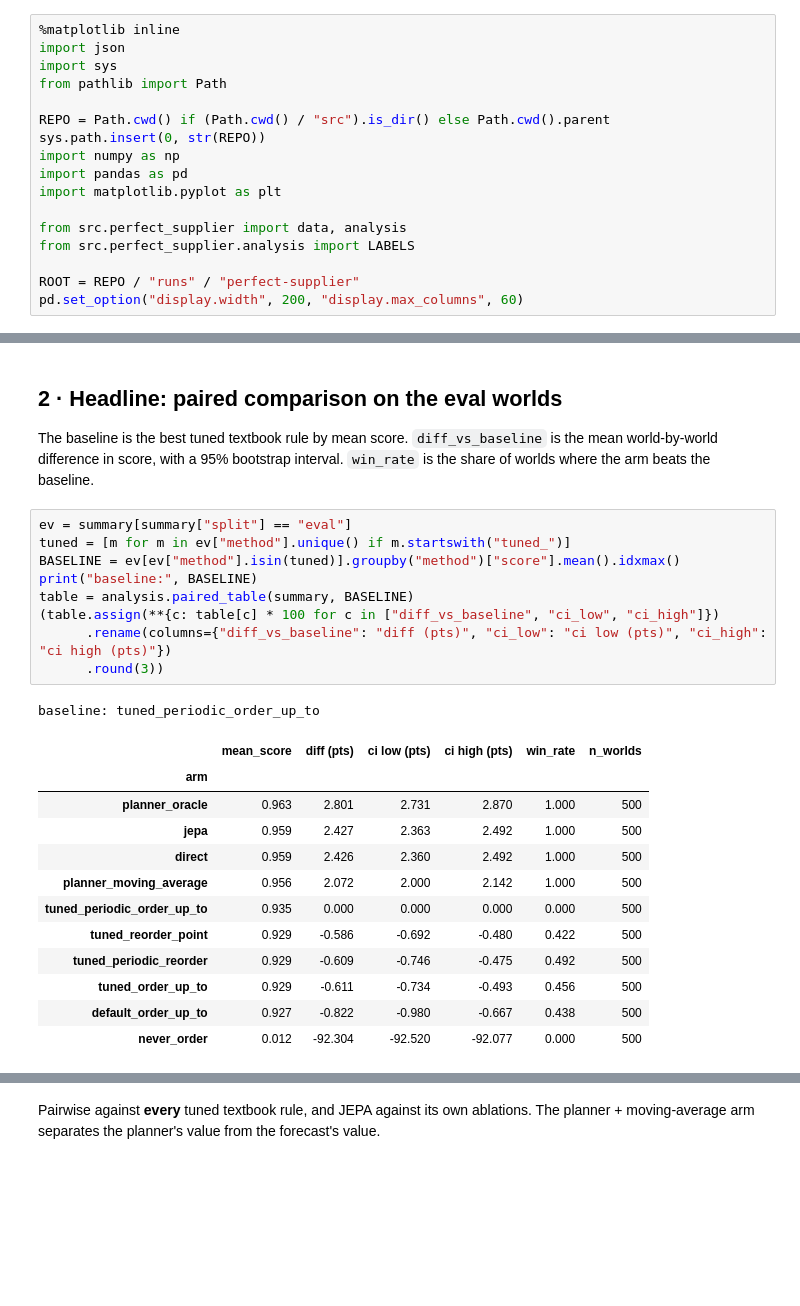
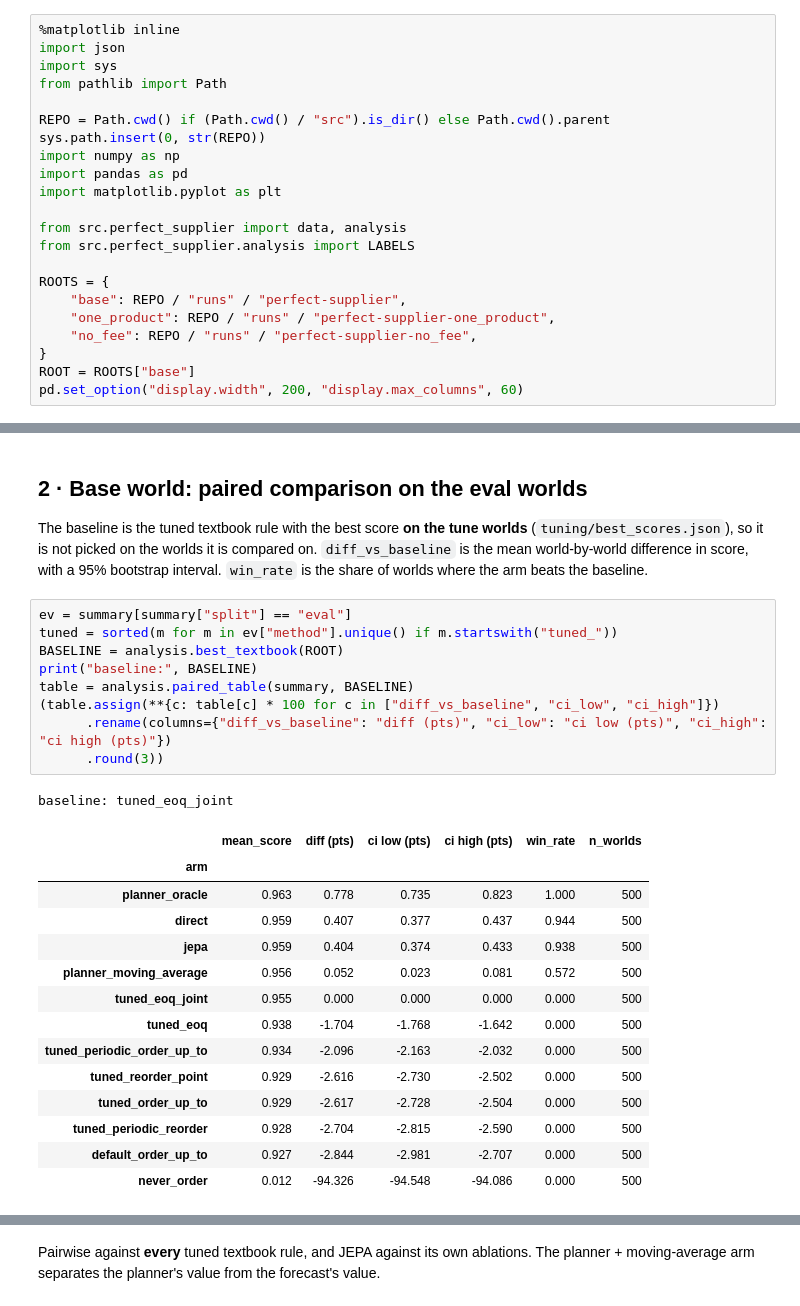
Before and after one commit to mjordanic/supply_chain_simulator, a Jupyter notebook: notebooks/15-perfect-supplier.ipynb, the cells around one changed output, grey strips where cells are left out. Cells and saved outputs as stored; diff of their text form; blank space fills up the shorter version.

```diff
--- a/notebooks/15-perfect-supplier.ipynb
+++ b/notebooks/15-perfect-supplier.ipynb
@@ -33,7 +39,12 @@ import matplotlib.pyplot as plt
 from src.perfect_supplier import data, analysis
 from src.perfect_supplier.analysis import LABELS
 
-ROOT = REPO / "runs" / "perfect-supplier"
+ROOTS = {
+    "base": REPO / "runs" / "perfect-supplier",
+    "one_product": REPO / "runs" / "perfect-supplier-one_product",
+    "no_fee": REPO / "runs" / "perfect-supplier-no_fee",
+}
+ROOT = ROOTS["base"]
 pd.set_option("display.width", 200, "display.max_columns", 60)
 # %% [markdown]
 ## 1 · The summary frame
@@ -73,30 +86,32 @@ train   behavior                      2000
 # %% [markdown]
-## 2 · Headline: paired comparison on the eval worlds
+## 2 · Base world: paired comparison on the eval worlds
 
-The baseline is the best tuned textbook rule by mean score. `diff_vs_baseline` is the mean world-by-world difference in score, with a 95% bootstrap interval. `win_rate` is the share of worlds where the arm beats the baseline.
+The baseline is the tuned textbook rule with the best score **on the tune worlds** (`tuning/best_scores.json`), so it is not picked on the worlds it is compared on. `diff_vs_baseline` is the mean world-by-world difference in score, with a 95% bootstrap interval. `win_rate` is the share of worlds where the arm beats the baseline.
 # %%
 ev = summary[summary["split"] == "eval"]
-tuned = [m for m in ev["method"].unique() if m.startswith("tuned_")]
-BASELINE = ev[ev["method"].isin(tuned)].groupby("method")["score"].mean().idxmax()
+tuned = sorted(m for m in ev["method"].unique() if m.startswith("tuned_"))
+BASELINE = analysis.best_textbook(ROOT)
 print("baseline:", BASELINE)
 table = analysis.paired_table(summary, BASELINE)
 (table.assign(**{c: table[c] * 100 for c in ["diff_vs_baseline", "ci_low", "ci_high"]})
       .rename(columns={"diff_vs_baseline": "diff (pts)", "ci_low": "ci low (pts)", "ci_high": "ci high (pts)"})
       .round(3))
 # %% [output]
-baseline: tuned_periodic_order_up_to
+baseline: tuned_eoq_joint
 |  | mean_score | diff (pts) | ci low (pts) | ci high (pts) | win_rate | n_worlds |
 | arm |  |  |  |  |  |  |
-| planner_oracle | 0.963 | 2.801 | 2.731 | 2.870 | 1.000 | 500 |
-| jepa | 0.959 | 2.427 | 2.363 | 2.492 | 1.000 | 500 |
-| direct | 0.959 | 2.426 | 2.360 | 2.492 | 1.000 | 500 |
-| planner_moving_average | 0.956 | 2.072 | 2.000 | 2.142 | 1.000 | 500 |
-| tuned_periodic_order_up_to | 0.935 | 0.000 | 0.000 | 0.000 | 0.000 | 500 |
-| tuned_reorder_point | 0.929 | -0.586 | -0.692 | -0.480 | 0.422 | 500 |
-| tuned_periodic_reorder | 0.929 | -0.609 | -0.746 | -0.475 | 0.492 | 500 |
-| tuned_order_up_to | 0.929 | -0.611 | -0.734 | -0.493 | 0.456 | 500 |
-| default_order_up_to | 0.927 | -0.822 | -0.980 | -0.667 | 0.438 | 500 |
-| never_order | 0.012 | -92.304 | -92.520 | -92.077 | 0.000 | 500 |
+| planner_oracle | 0.963 | 0.778 | 0.735 | 0.823 | 1.000 | 500 |
+| direct | 0.959 | 0.407 | 0.377 | 0.437 | 0.944 | 500 |
+| jepa | 0.959 | 0.404 | 0.374 | 0.433 | 0.938 | 500 |
+| planner_moving_average | 0.956 | 0.052 | 0.023 | 0.081 | 0.572 | 500 |
+| tuned_eoq_joint | 0.955 | 0.000 | 0.000 | 0.000 | 0.000 | 500 |
+| tuned_eoq | 0.938 | -1.704 | -1.768 | -1.642 | 0.000 | 500 |
+| tuned_periodic_order_up_to | 0.934 | -2.096 | -2.163 | -2.032 | 0.000 | 500 |
+| tuned_reorder_point | 0.929 | -2.616 | -2.730 | -2.502 | 0.000 | 500 |
+| tuned_order_up_to | 0.929 | -2.617 | -2.728 | -2.504 | 0.000 | 500 |
+| tuned_periodic_reorder | 0.928 | -2.704 | -2.815 | -2.590 | 0.000 | 500 |
+| default_order_up_to | 0.927 | -2.844 | -2.981 | -2.707 | 0.000 | 500 |
+| never_order | 0.012 | -94.326 | -94.548 | -94.086 | 0.000 | 500 |
 # %%
 fig, ax = plt.subplots(figsize=(10, 6))
 analysis.plot_paired(summary, BASELINE, arms=[a for a in table.index if a != "never_order"], ax=ax);
```
Also changed, not shown: parts of 32 cells of this notebook, 6 other files.
